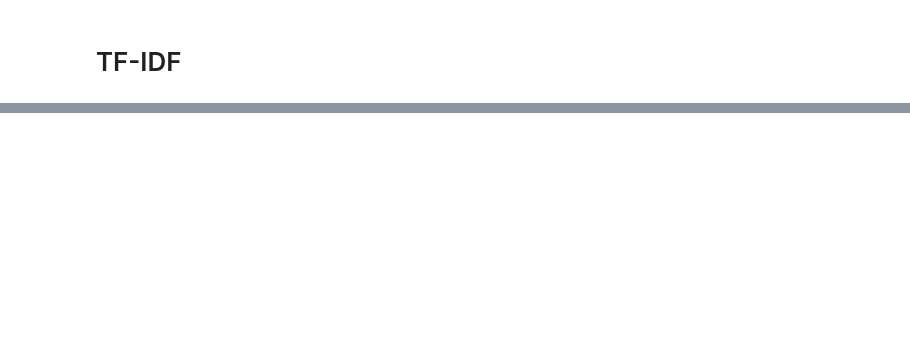
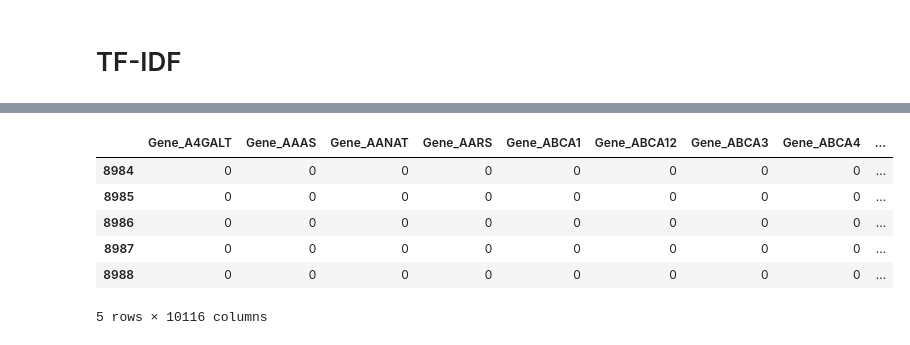
Before and after one commit to JihongL/Personalized-Medicine, a Jupyter notebook: Personal_Medicine.ipynb, the cells around one changed output, grey strips where cells are left out. Drawn from its saved outputs; the diff is of its cells as text; code cells hidden in the pictures; blank space fills up the shorter version.

Commit message:
decomposition

```diff
--- a/Personal_Medicine.ipynb
+++ b/Personal_Medicine.ipynb
@@ -189,0 +181,2 @@ df_X.tail()
+# %%
+df_new = pd.concat([df_X, df_test], ignore_index=True)
@@ -194,7 +202,7 @@ vect = TfidfVectorizer()
 # %%
 stop_words = ENGLISH_STOP_WORDS
 # %%
-def textClean(text):
+def text_Decomposition(text):
     text = re.sub(r"[^a-zA-Z0-9^,!./\+-_=]", " ", text) # 정규표현식 사용하여 ^이하가 아닌 것들은 제거
     text = text.lower().split()
     text = [i for i in text if not i in stop_words]
@@ -246,0 +212,2 @@ def classText(text):
+# %%
+df_new['Text'] = df_new['Text'].apply(text_Decomposition)
@@ -246,0 +252,13 @@ def classText(text):
+# %%
+df_dummy = df_new.iloc[:,:2]
+df_dummy = pd.get_dummies(df_dummy)
+# %%
+df_dummy.tail()
+# %% [output]
+|  | Gene_A4GALT | Gene_AAAS | Gene_AANAT | Gene_AARS | Gene_ABCA1 | Gene_ABCA12 | Gene_ABCA3 | Gene_ABCA4 | ... |
+| 8984 | 0 | 0 | 0 | 0 | 0 | 0 | 0 | 0 | ... |
+| 8985 | 0 | 0 | 0 | 0 | 0 | 0 | 0 | 0 | ... |
+| 8986 | 0 | 0 | 0 | 0 | 0 | 0 | 0 | 0 | ... |
+| 8987 | 0 | 0 | 0 | 0 | 0 | 0 | 0 | 0 | ... |
+| 8988 | 0 | 0 | 0 | 0 | 0 | 0 | 0 | 0 | ... |
+5 rows × 10116 columns
```
Also changed, not shown: parts of 51 cells of this notebook.
